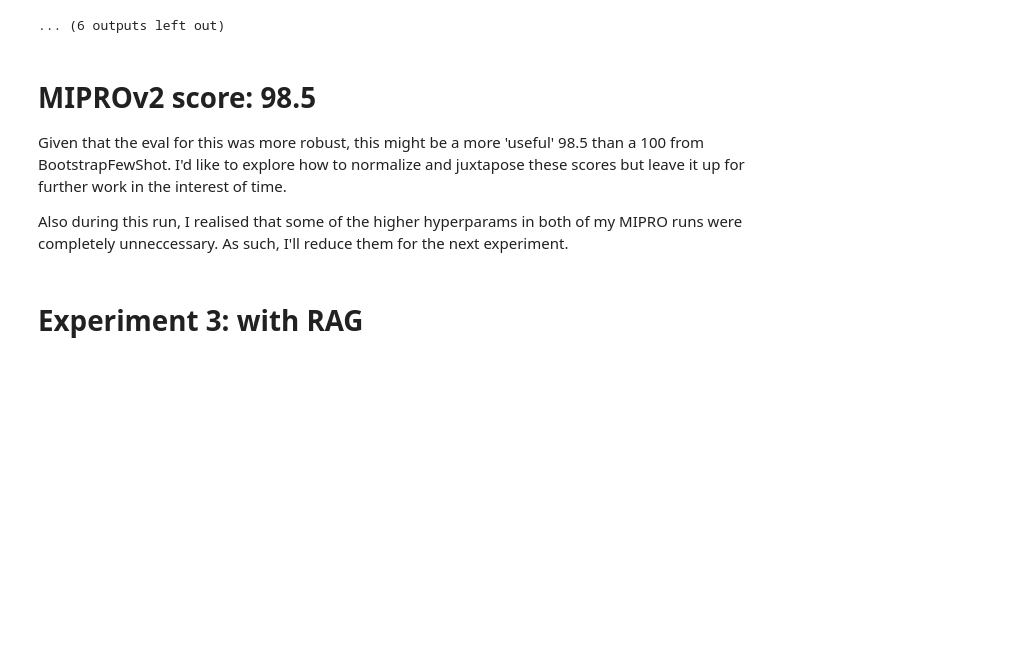
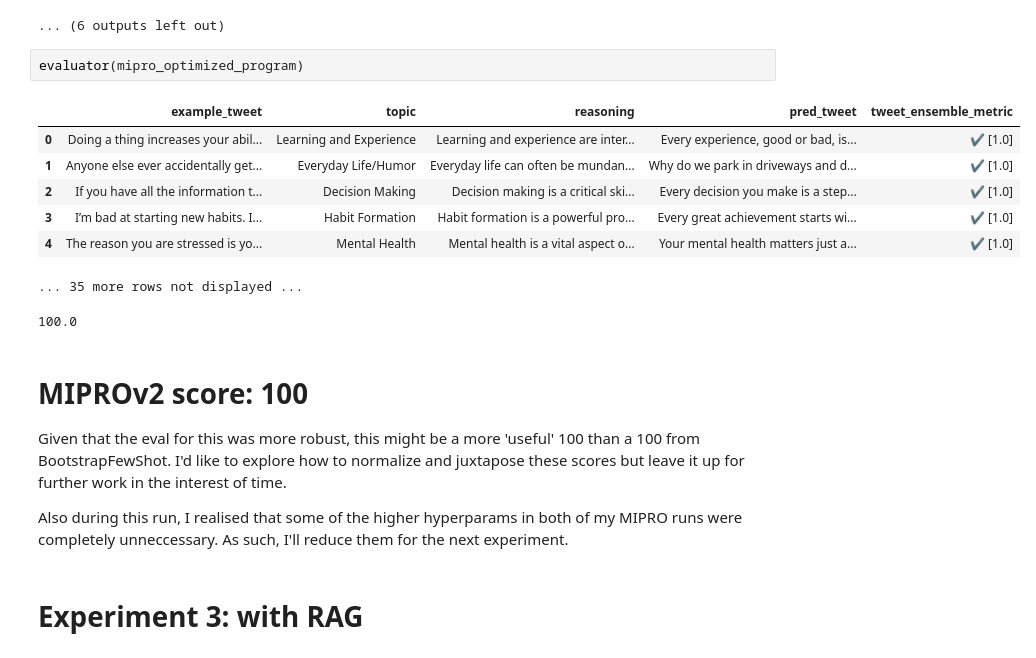
Before and after one commit to kevin-v96/tweet-optim-dspy, a Jupyter notebook: src/tweet_optim_dspy/pretrain_test.ipynb, the cells around one changed output. Cells and saved outputs as stored; diff of their text form; blank space fills up the shorter version.

```diff
--- a/src/tweet_optim_dspy/pretrain_test.ipynb
+++ b/src/tweet_optim_dspy/pretrain_test.ipynb
@@ -839,9 +839,20 @@ Score: 96.0 on minibatch of size 25 with parameters ['Predictor 1: Instruction 6
 
 == Minibatch Trial 6 / 10 ==
 ... (6 outputs left out)
+# %%
+evaluator(mipro_optimized_program)
+# %% [output]
+|  | example_tweet | topic | reasoning | pred_tweet | tweet_ensemble_metric |
+| 0 | Doing a thing increases your abil... | Learning and Experience | Learning and experience are inter... | Every experience, good or bad, is... | ✔️ [1.0] |
+| 1 | Anyone else ever accidentally get... | Everyday Life/Humor | Everyday life can often be mundan... | Why do we park in driveways and d... | ✔️ [1.0] |
+| 2 | If you have all the information t... | Decision Making | Decision making is a critical ski... | Every decision you make is a step... | ✔️ [1.0] |
+| 3 | I’m bad at starting new habits. I... | Habit Formation | Habit formation is a powerful pro... | Every great achievement starts wi... | ✔️ [1.0] |
+| 4 | The reason you are stressed is yo... | Mental Health | Mental health is a vital aspect o... | Your mental health matters just a... | ✔️ [1.0] |
+... 35 more rows not displayed ...
+100.0
 # %% [markdown]
-# MIPROv2 score: 98.5
-Given that the eval for this was more robust, this might be a more 'useful' 98.5 than a 100 from BootstrapFewShot. I'd like to explore how to normalize and juxtapose these scores but leave it up for further work in the interest of time.
+# MIPROv2 score: 100
+Given that the eval for this was more robust, this might be a more 'useful' 100 than a 100 from BootstrapFewShot. I'd like to explore how to normalize and juxtapose these scores but leave it up for further work in the interest of time.
 
 Also during this run, I realised that some of the higher hyperparams in both of my MIPRO runs were completely unneccessary. As such, I'll reduce them for the next experiment.
 # %% [markdown]
```
Also changed, not shown: 1 other file.
